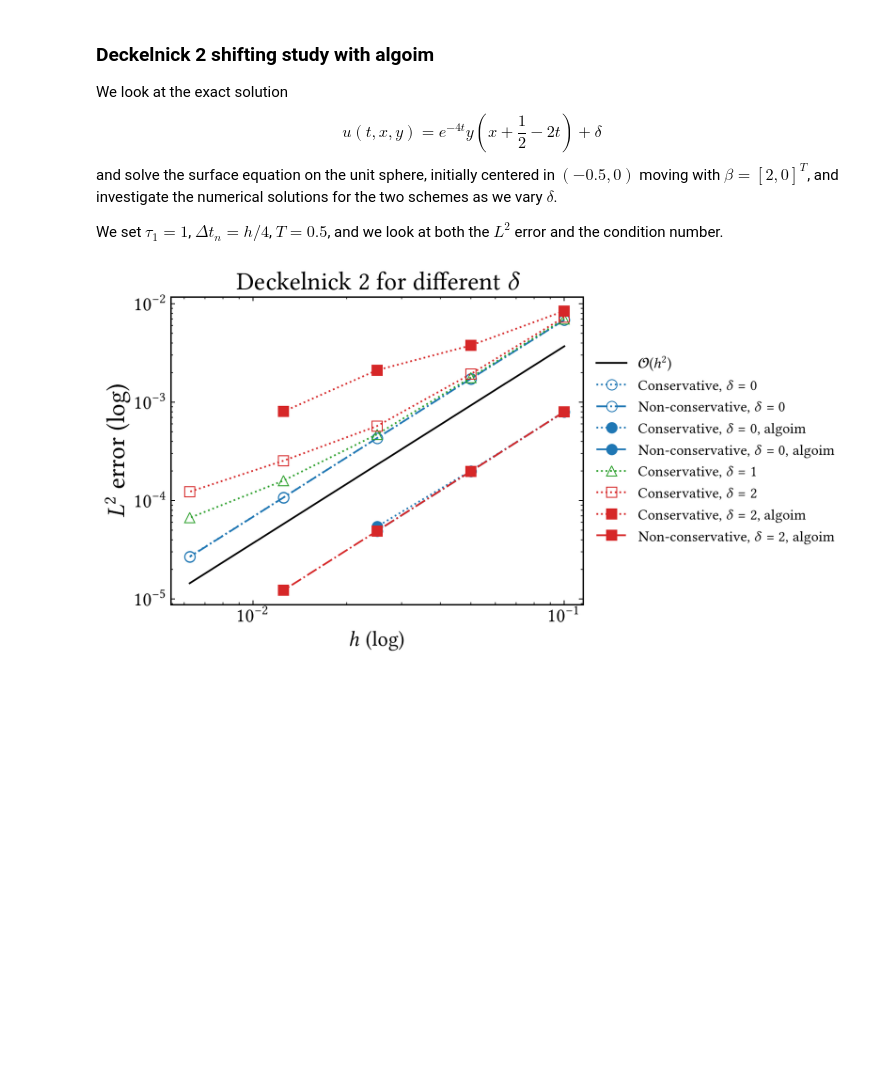
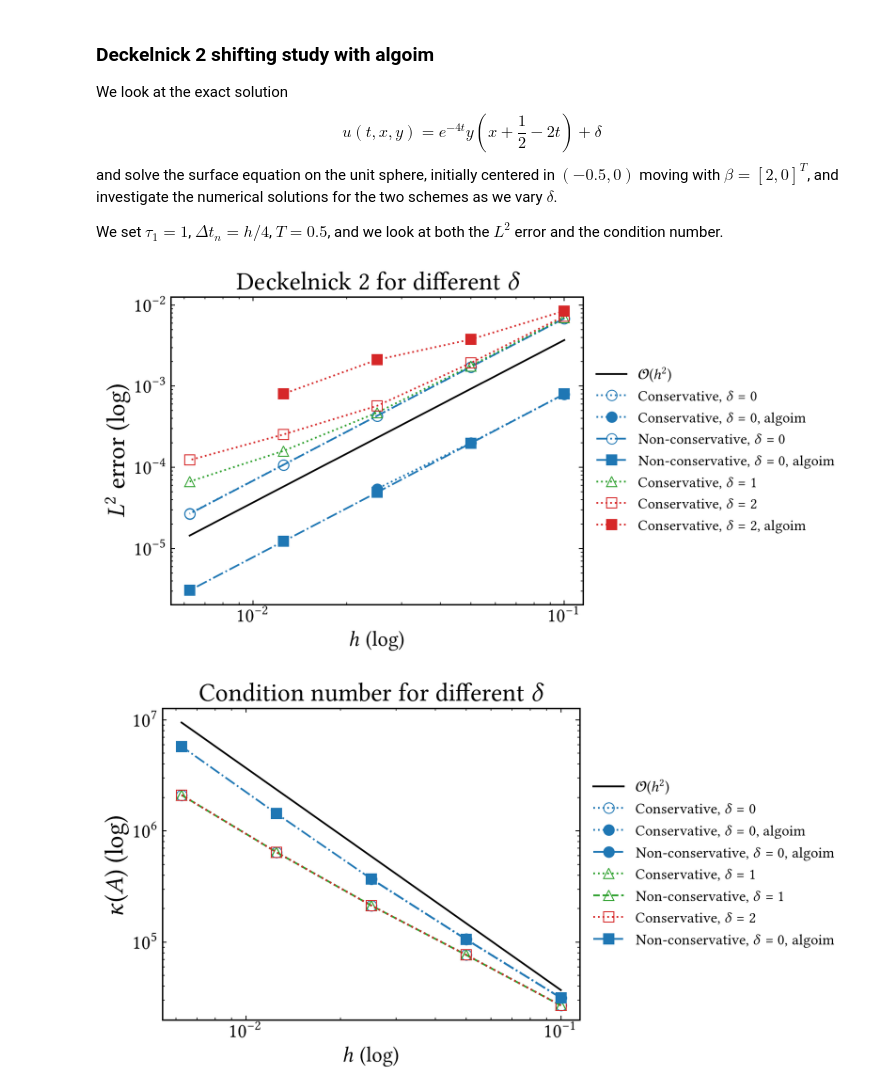
Before and after one commit to CutFEM/CutFEM-Library, a Jupyter notebook: notebook/convection_diffusion/algoim.ipynb, the cells around one changed output. Drawn from its saved outputs; the diff is of its cells as text; code cells hidden in the pictures; blank space fills up the shorter version.

Commit message:
Lots of changes for algoim

```diff
--- a/notebook/convection_diffusion/algoim.ipynb
+++ b/notebook/convection_diffusion/algoim.ipynb
@@ -96,46 +364,76 @@ condition_number_classical_delta1 = np.array([2.688649e+04,7.674337e+04,2.136327
 
 ### delta = 2
 # Conservative
-L2_error_conservative_delta2 = np.array([0.00731393, 0.00192853, 0.000571934, 0.000253921, 0.000122898]) #np.array([0.00728766, 0.0019272, 0.000603173])
+L2_error_conservative_delta2 = np.array([0.00731393, 0.00192853, 0.000571934, 0.000253921, 0.000122898])    #[0.007287658235855706, 0.001927195714789306, 0.0006031734603858412] with not sqrt on level set
 condition_number_conservative_delta2 = np.array([2.694977e+04,7.687256e+04,2.135206e+05,6.456964e+05,2.108137e+06])
 
 L2_error_conservative_delta2_algoim = [0.008449613360727396, 0.00376579573330354, 0.002114641668127267, 0.0008022643332180558]
 
-# Non-conservative
-L2_error_classical_delta2 = np.array([0.00684464, 0.00172538, 0.000431005, 0.000107127, 2.67838e-05])   #np.array([0.00675257, 0.00170053, 0.000425102])
-condition_number_classical_delta2 = np.array([2.688649e+04,7.674337e+04,2.136327e+05,6.454918e+05,2.108123e+06])
+# Non-conservative (time 1465 s)
+L2_error_classical_delta2 = [0.006752574932349046, 0.00170053121658419, 0.0004251018667079989, 0.0001059052528370006, 2.642707254440119e-05]    #np.array([0.00684464, 0.00172538, 0.000431005, 0.000107127, 2.67838e-05])
+condition_number_classical_delta2 = [2.687178e+04,7.653216e+04,2.128620e+05,6.414554e+05,2.087441e+06]  #np.array([2.688649e+04,7.674337e+04,2.136327e+05,6.454918e+05,2.108123e+06])
 
-L2_error_classical_delta2_algoim = [0.0008001362195178283, 0.0001978229713700144, 4.911420081073756e-05, 1.224300439238931e-05]
-
+# time algoim: 1237 s
+L2_error_classical_delta2_algoim = [0.0008001362195178283, 0.0001978229713700144, 4.911420081073756e-05, 1.224300439238931e-05, 3.051882138684911e-06]
+condition_number_classical_delta2_algoim = [3.146236e+04,1.059381e+05,3.710772e+05,1.437329e+06,5.774941e+06]
 
 
 h = [0.1, 0.05, 0.025, 0.0125, 0.00625]
 
 fig1, ax1 = plt.subplots()
 
 ax1.loglog(h, 3.7e-1*np.power(h, 2), label=r"$\mathcal{O}(h^{2})$", linestyle="-", color="black")
 # delta = 0
 ax1.loglog(h, L2_error_conservative_delta0,  marker='o', markersize=9,linestyle=":", markeredgewidth=0.8, markerfacecolor="None", color="C0", label=r"Conservative, $\delta = 0$")
+ax1.loglog(h[:-2], L2_error_conservative_delta0_algoim,  marker='o', markersize=9,linestyle=":", markeredgewidth=0.8, color="C0", label=r"Conservative, $\delta = 0$, algoim")
 ax1.loglog(h, L2_error_classical_delta0,  marker='o', markersize=9,linestyle="-.", markeredgewidth=0.8, markerfacecolor="None", color="C0", label=r"Non-conservative, $\delta = 0$")
+ax1.loglog(h, L2_error_classical_delta2_algoim,  marker='s', markersize=9,linestyle="-.", markeredgewidth=0.8, color="C0", label=r"Non-conservative, $\delta = 0$, algoim")
 
-ax1.loglog(h[:-2], L2_error_conservative_delta0_algoim,  marker='o', markersize=9,linestyle=":", markeredgewidth=0.8, color="C0", label=r"Conservative, $\delta = 0$, algoim")
-ax1.loglog(h[:-2], L2_error_classical_delta0_algoim,  marker='o', markersize=9,linestyle="-.", markeredgewidth=0.8,  color="C0", label=r"Non-conservative, $\delta = 0$, algoim")
+#ax1.loglog(h[:-2], L2_error_classical_delta0_algoim,  marker='o', markersize=9,linestyle="-.", markeredgewidth=0.8,  color="C0", label=r"Non-conservative, $\delta = 0$, algoim")
 
 # delta = 1
 ax1.loglog(h, L2_error_conservative_delta1,  marker='^', markersize=9,linestyle=":", markeredgewidth=0.8, markerfacecolor="None", color="C2", label=r"Conservative, $\delta = 1$")
 #ax1.loglog(h, L2_error_classical_delta1_tau1,  marker='^', markersize=9,linestyle="--", markeredgewidth=0.8, markerfacecolor="None", color="C2", label=r"Non-conservative, $\delta = 1$, $\tau_1 = 1$")
 
 # delta = 2
 ax1.loglog(h, L2_error_conservative_delta2,  marker='s', markersize=9,linestyle=":", markeredgewidth=0.8, markerfacecolor="None", color="C3", label=r"Conservative, $\delta = 2$")
 ax1.loglog(h[:-1], L2_error_conservative_delta2_algoim,  marker='s', markersize=9,linestyle=":", markeredgewidth=0.8, color="C3", label=r"Conservative, $\delta = 2$, algoim")
-ax1.loglog(h[:-1], L2_error_classical_delta2_algoim,  marker='s', markersize=9,linestyle="-.", markeredgewidth=0.8, color="C3", label=r"Non-conservative, $\delta = 2$, algoim")
+
 
 ax1.legend(prop={'size': 13},loc='center left', bbox_to_anchor=(1.0, 0.5), ncol=1, frameon=False)
 ax1.set_xlabel(r"$h$ (log)", fontsize=18)
 ax1.tick_params(axis='both', which='major', labelsize=17)
 ax1.set_ylabel(r"$L^2$ error (log)", fontsize=22)
 ax1.set_title(r"Deckelnick 2 for different $\delta$", fontsize=22)
 
 plt.show()
+
+fig2, ax2 = plt.subplots()
+
+ax2.loglog(h, 3.7e2*np.power(h, -2), label=r"$\mathcal{O}(h^{2})$", linestyle="-", color="black")
+# delta = 0
+ax2.loglog(h, condition_number_conservative_delta0,  marker='o', markersize=9,linestyle=":", markeredgewidth=0.8, markerfacecolor="None", color="C0", label=r"Conservative, $\delta = 0$")
+#ax1.loglog(h, condition_number_classical_delta0,  marker='o', markersize=9,linestyle="-.", markeredgewidth=0.8, markerfacecolor="None", color="C0", label=r"Non-conservative, $\delta = 0$")
+
+ax2.loglog(h[:-2], condition_number_conservative_delta0_algoim,  marker='o', markersize=9,linestyle=":", markeredgewidth=0.8, color="C0", label=r"Conservative, $\delta = 0$, algoim")
+ax2.loglog(h[:-2], condition_number_classical_delta0_algoim,  marker='o', markersize=9,linestyle="-.", markeredgewidth=0.8,  color="C0", label=r"Non-conservative, $\delta = 0$, algoim")
+
+# delta = 1
+ax2.loglog(h, condition_number_conservative_delta1,  marker='^', markersize=9,linestyle=":", markeredgewidth=0.8, markerfacecolor="None", color="C2", label=r"Conservative, $\delta = 1$")
+ax2.loglog(h, condition_number_classical_delta1,  marker='^', markersize=9,linestyle="--", markeredgewidth=0.8, markerfacecolor="None", color="C2", label=r"Non-conservative, $\delta = 1$")
+
+# delta = 2
+ax2.loglog(h, condition_number_conservative_delta2,  marker='s', markersize=9,linestyle=":", markeredgewidth=0.8, markerfacecolor="None", color="C3", label=r"Conservative, $\delta = 2$")
+#ax1.loglog(h[:-1], condition_number_conservative_delta2_algoim,  marker='s', markersize=9,linestyle=":", markeredgewidth=0.8, color="C3", label=r"Conservative, $\delta = 2$, algoim")
+ax2.loglog(h, condition_number_classical_delta2_algoim,  marker='s', markersize=9,linestyle="-.", markeredgewidth=0.8, color="C0", label=r"Non-conservative, $\delta = 0$, algoim")
+
+ax2.legend(prop={'size': 13},loc='center left', bbox_to_anchor=(1.0, 0.5), ncol=1, frameon=False)
+ax2.set_xlabel(r"$h$ (log)", fontsize=18)
+ax2.tick_params(axis='both', which='major', labelsize=17)
+ax2.set_ylabel(r"$\kappa(A)$ (log)", fontsize=22)
+ax2.set_title(r"Condition number for different $\delta$", fontsize=22)
+
+plt.show()
 # %% [output]
-[figure, old version]
+[figure, new version]
+[figure, added]
```
Also changed, not shown: parts of 18 cells of this notebook, 18 other files.
